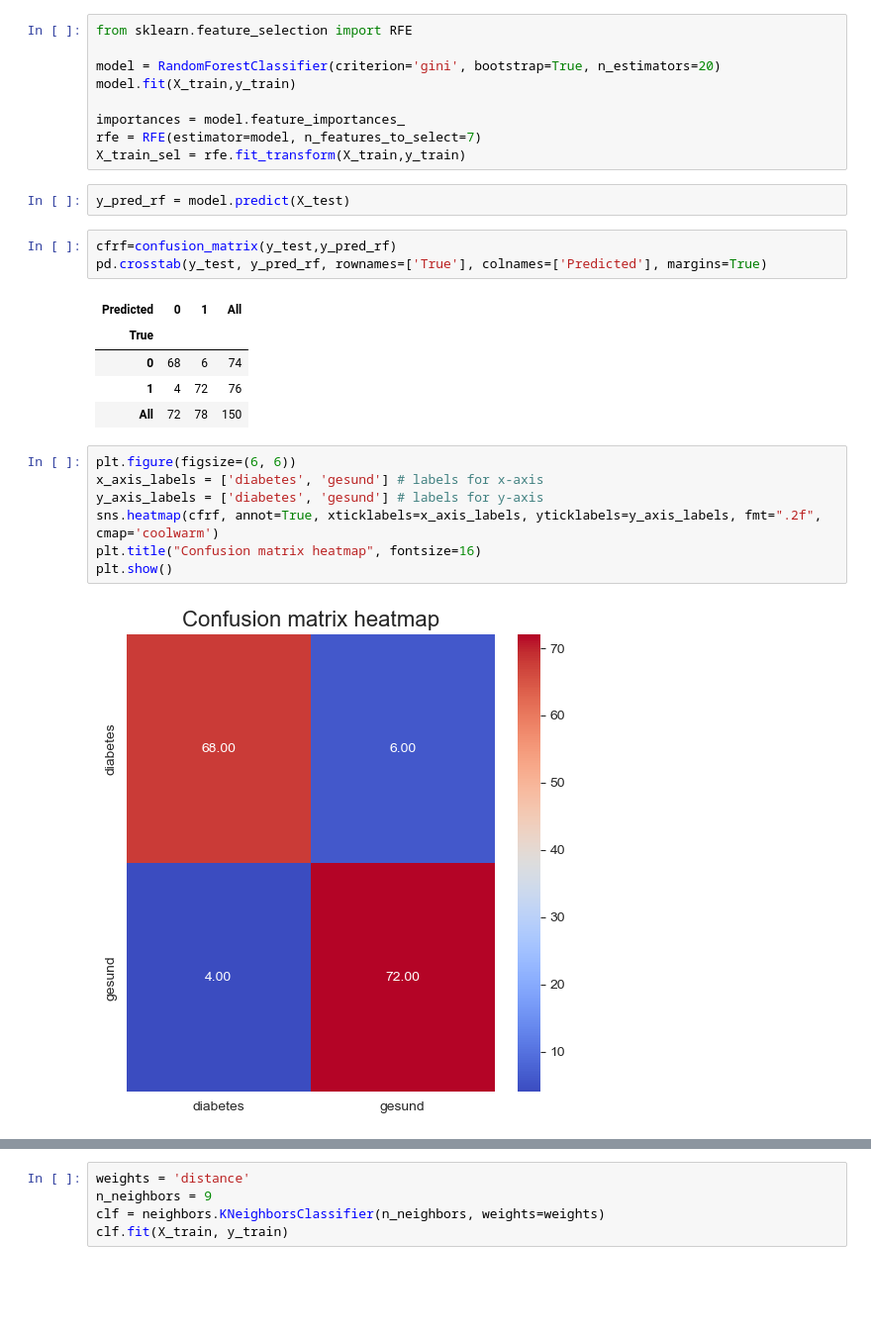
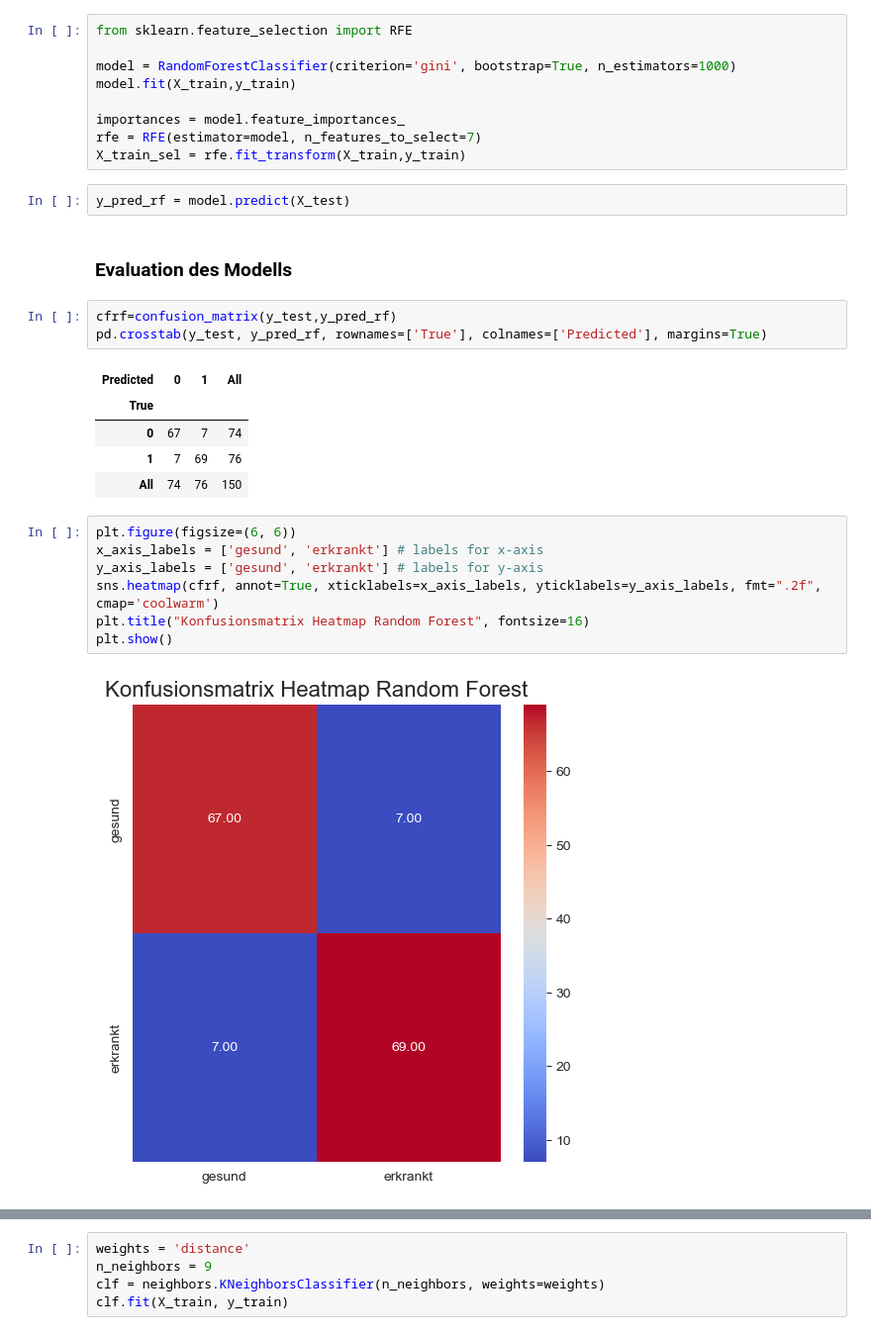
Before and after one commit to Schmiddyyy/DASC-2024, a Jupyter notebook: Abschlussaufgabe/Diabetes_DS/Diabetes_ScriptNAN.ipynb, the cells around one changed output, grey strips where cells are left out. Shown at 99% size. Drawn from its saved outputs; the diff is of its cells as text; blank space fills up the shorter version.

```diff
--- a/Abschlussaufgabe/Diabetes_DS/Diabetes_ScriptNAN.ipynb
+++ b/Abschlussaufgabe/Diabetes_DS/Diabetes_ScriptNAN.ipynb
@@ -359,7 +387,7 @@ ROC Accuracy: 0.8453058321479374
 # %%
 from sklearn.feature_selection import RFE
 
-model = RandomForestClassifier(criterion='gini', bootstrap=True, n_estimators=20)
+model = RandomForestClassifier(criterion='gini', bootstrap=True, n_estimators=1000)
 model.fit(X_train,y_train)
 
 importances = model.feature_importances_
@@ -367,24 +395,26 @@ rfe = RFE(estimator=model, n_features_to_select=7)
 X_train_sel = rfe.fit_transform(X_train,y_train)
 # %%
 y_pred_rf = model.predict(X_test)
+# %% [markdown]
+### Evaluation des Modells
 # %%
 cfrf=confusion_matrix(y_test,y_pred_rf)
 pd.crosstab(y_test, y_pred_rf, rownames=['True'], colnames=['Predicted'], margins=True)
 # %% [output]
 | Predicted | 0 | 1 | All |
 | True |  |  |  |
-| 0 | 68 | 6 | 74 |
-| 1 | 4 | 72 | 76 |
-| All | 72 | 78 | 150 |
+| 0 | 67 | 7 | 74 |
+| 1 | 7 | 69 | 76 |
+| All | 74 | 76 | 150 |
 # %%
 plt.figure(figsize=(6, 6))
-x_axis_labels = ['diabetes', 'gesund'] # labels for x-axis
-y_axis_labels = ['diabetes', 'gesund'] # labels for y-axis
+x_axis_labels = ['gesund', 'erkrankt'] # labels for x-axis
+y_axis_labels = ['gesund', 'erkrankt'] # labels for y-axis
 sns.heatmap(cfrf, annot=True, xticklabels=x_axis_labels, yticklabels=y_axis_labels, fmt=".2f", cmap='coolwarm')
-plt.title("Confusion matrix heatmap", fontsize=16)
+plt.title("Konfusionsmatrix Heatmap Random Forest", fontsize=16)
 plt.show()
 # %% [output]
-[figure, old version]
+[figure, new version]
 # %%
 print(classification_report(y_test,y_pred_rf))
 # %% [output]
```
Also changed, not shown: parts of 24 cells of this notebook.
